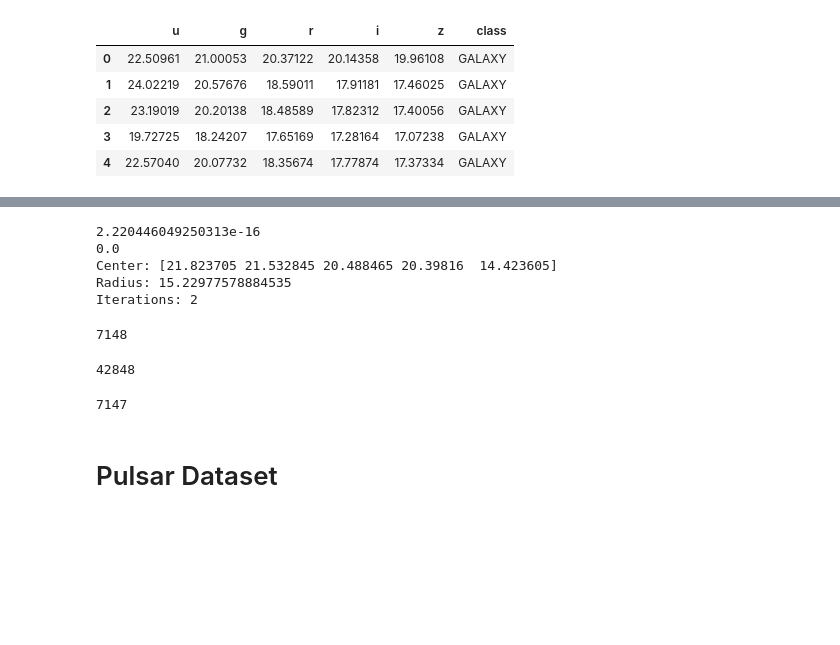
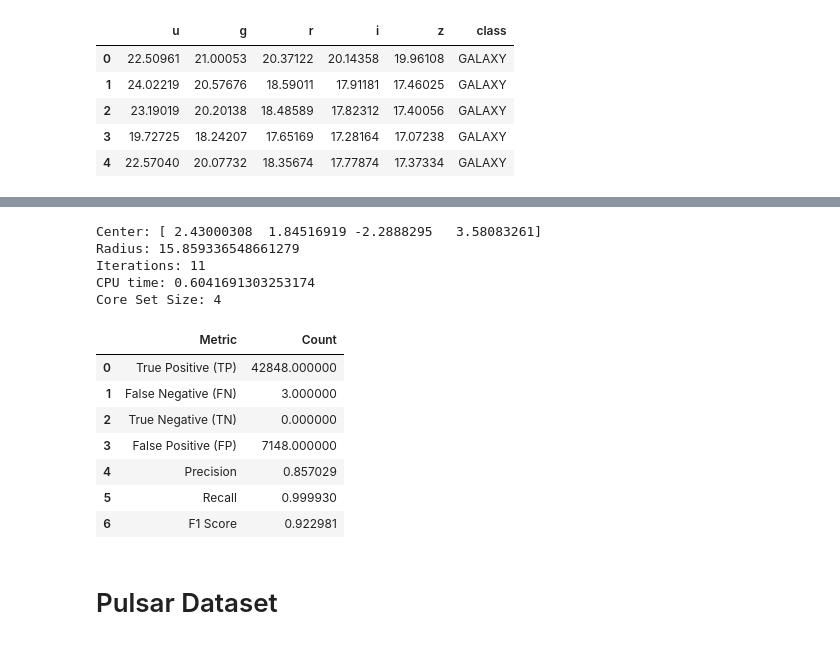
Before and after one commit to joanorePD/Astronomical_Anomaly_Detection_with_MEB, a Jupyter notebook: notebooks/meb.ipynb, the cells around one changed output, grey strips where cells are left out. Cells and saved outputs as stored; diff of their text form; code cells hidden in the pictures; blank space fills up the shorter version.

```diff
--- a/notebooks/meb.ipynb
+++ b/notebooks/meb.ipynb
@@ -76,8 +101,14 @@ def create_unit_vector(idx, length):
 # %%
 import numpy as np
 import pandas as pd
+import time
 
 def frank_wolfe_alg_MEB(epsilon, A):
+    """
+    Frank-Wolfe algorithm for the minimum enclosing ball problem.
+    """
+
+    start_time = time.time()
 
     # Compute distances and indices
     distances_to_a_1 = np.linalg.norm(A - A[0], axis=1)**2 # ||a_i - a_1||^2
@@ -93,13 +124,13 @@ def frank_wolfe_alg_MEB(epsilon, A):
     c = u @ A
     c_hist = [c]
     mu = phi(u, A)
+    kappa_idxs = []
 
     # Main iteration loop
     distances_to_c = np.linalg.norm(A - c, axis=1)**2
     kappa = np.argmax(distances_to_c)
     delta = (distances_to_c[kappa] / mu) - 1.0
-    print(delta)
-    print((1 + epsilon)**2 - 1.0)
+
     k = 0
     while delta > ((1 + epsilon)**2) - 1.0 and k < 1000:
         lambd = delta / (2 * (1.0 + delta))
@@ -107,17 +138,22 @@ def frank_wolfe_alg_MEB(epsilon, A):
         u = (1 - lambd) * u + lambd * create_unit_vector(kappa, len(A))
         c = (1 - lambd) * c + lambd * A[kappa]
         c_hist.append(c)
-        chi.append(A[kappa])
+        if kappa not in kappa_idxs:
+            kappa_idxs.append(kappa)
+            chi.append(A[kappa])
         mu = phi(u, A)
         distances_to_c = np.linalg.norm(A - c, axis=1)**2
         kappa = np.argmax(distances_to_c)
         delta = (distances_to_c[kappa] / mu) - 1
 
+    timer = time.time() - start_time
     print("Center:", c)
     print("Radius:", np.sqrt((1 + delta) * mu))
     print("Iterations:", k)
+    print("CPU time:", timer)
+    print("Core Set Size:", len(chi))
 
-    return c, np.sqrt((1 + delta) * mu), k
+    return c, np.sqrt((1 + delta) * mu), k, chi, timer
 # %%
 A = df[df['Type'] == b'ab'][['u-g', 'g-r']].values
 
@@ -143,12 +179,14 @@ Iterations: 362
 # SSDS Quasar-Galaxy Classification
 # %%
 # open the pulsar dataset
-qso_g_df = pd.read_csv('/content/drive/MyDrive/O4DS Project/Code-Optimization/datasets/qso_galaxy.csv')
+qso_g_df = pd.read_csv('/Users/joanorellanarios/Library/CloudStorage/GoogleDrive-joanorellanarios@gmail.com/.shortcut-targets-by-id/1z6ENK60qqh_p9m3YYszZSa4DRbTIfFRg/Master/2nd Semester/Optimization for Data Science/O4DS Project/Code-Optimization/datasets/qso_galaxy.csv')
 
+# drop the rows with missing values
 qso_g_df = qso_g_df.dropna()
-pred_columns = qso_g_df.columns[:-1]  # Exclude the last column
 
-# display the first 5 rows
+# drop the outliers
+qso_g_df = qso_g_df[qso_g_df['u'] > -5000]
+
 display(qso_g_df.head())
 # %% [output]
 |  | u | g | r | i | z | class |
@@ -174,4 +201,6 @@ qso_g_df['g-r'] = qso_g_df['g'] - qso_g_df['r']
 qso_g_df['r-i'] = qso_g_df['r'] - qso_g_df['i']
 qso_g_df['i-z'] = qso_g_df['i'] - qso_g_df['z']
 
-plt.scatter(qso_g_df['i'], qso_g_df['z'], c=np.where(qso_g_df['class'] == 'GALAXY', 'r', 'b'), s=10)
+pred_columns = ['u-g', 'g-r', 'r-i', 'i-z']
+
+#plt.scatter(qso_g_df['u-g'], qso_g_df['g-r'], c=np.where(qso_g_df['class'] == 'GALAXY', 'r', 'b'), s=10)
@@ -181,31 +207,33 @@ plt.scatter(qso_g_df['i'], qso_g_df['z'], c=np.where(qso_g_df['class'] == 'GALAX
 # %%
 train_set = qso_g_df[qso_g_df['class'] == 'GALAXY']
 
-c_qso_g, r_qso_g, k_qso_g = frank_wolfe_alg_MEB(0, train_set[pred_columns].iloc[:len(train_set)//2].values)
+c_qso_g, r_qso_g, k_qso_g, chi_qso_g, timer_qso_g = frank_wolfe_alg_MEB(0.001, train_set[pred_columns].iloc[:len(train_set)//2].values)
 # %% [output]
-2.220446049250313e-16
-0.0
-Center: [21.823705 21.532845 20.488465 20.39816  14.423605]
-Radius: 15.22977578884535
-Iterations: 2
+Center: [ 2.43000308  1.84516919 -2.2888295   3.58083261]
+Radius: 15.859336548661279
+Iterations: 11
+CPU time: 0.6041691303253174
+Core Set Size: 4
 # %%
 # Calculate the Euclidean distance from each point to the center
 distances = np.linalg.norm(qso_g_df[pred_columns] - c_qso_g, axis=1)
 
 # Add a new boolean column indicating whether the point is inside the ball
 qso_g_df['InsideBall'] = distances < r_qso_g
-# %%
-qso_g_df[qso_g_df['class'] == 'QSO']['class'].count()
-# %% [output]
-7148
-# %%
-print(qso_g_df[qso_g_df['class'] == 'GALAXY']['InsideBall'].sum())
-# %% [output]
-42848
-# %%
-print(qso_g_df[qso_g_df['class'] == 'QSO']['InsideBall'].sum())
-# %% [output]
-7147
+# %%
+positive_class = 'GALAXY'
+negative_class = 'QSO'
+
+measure_accuracy(negative_class, positive_class, qso_g_df)
+# %% [output]
+|  | Metric | Count |
+| 0 | True Positive (TP) | 42848.000000 |
+| 1 | False Negative (FN) | 3.000000 |
+| 2 | True Negative (TN) | 0.000000 |
+| 3 | False Positive (FP) | 7148.000000 |
+| 4 | Precision | 0.857029 |
+| 5 | Recall | 0.999930 |
+| 6 | F1 Score | 0.922981 |
 # %% [markdown]
 # Pulsar Dataset
 # %%
```
Also changed, not shown: parts of 23 cells of this notebook, 5 other files.
